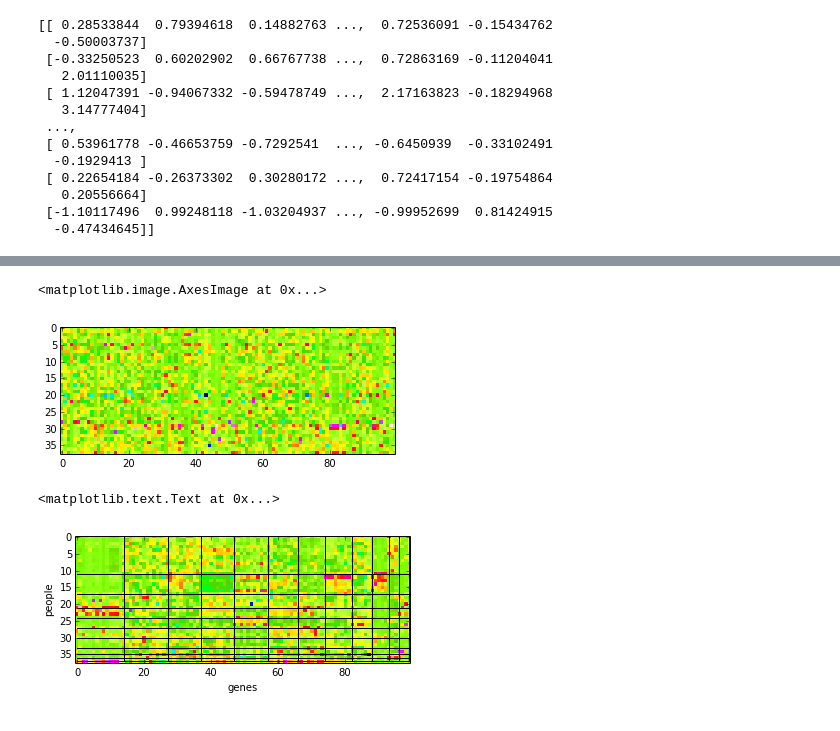
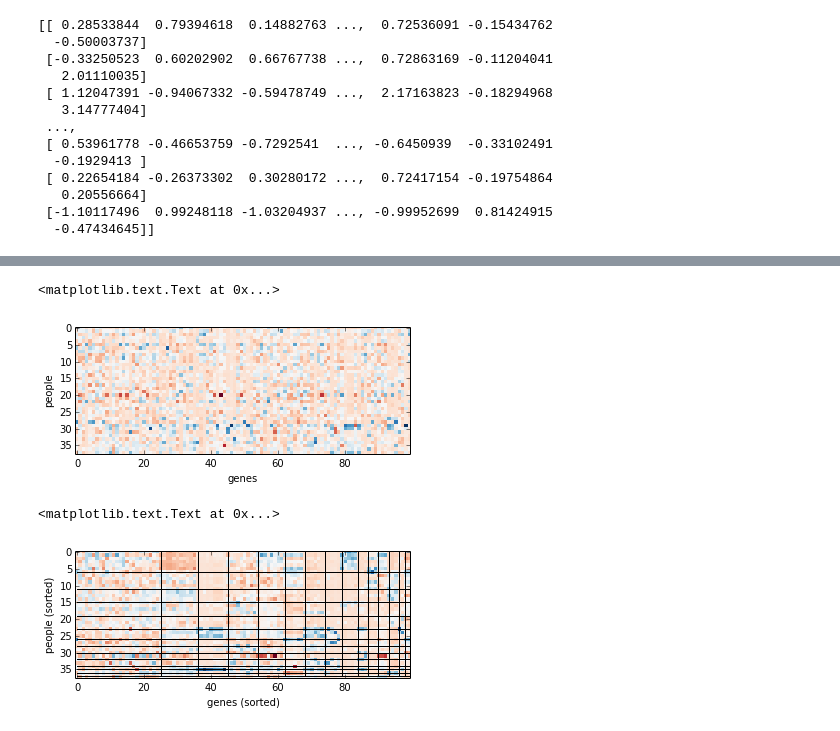
Before and after one commit to datamicroscopes/kernels, a Jupyter notebook: examples/golub-cancer.ipynb, the cells around one changed output, grey strips where cells are left out. Cells and saved outputs as stored; diff of their text form; code cells hidden in the pictures.

```diff
--- a/examples/golub-cancer.ipynb
+++ b/examples/golub-cancer.ipynb
@@ -81,10 +89,12 @@ ordering_people = list(it.chain.from_iterable(clusters_people))
 clusters_genes = groups(model_genes.assignments())
 ordering_genes = list(it.chain.from_iterable(clusters_genes))
 # %%
-plt.imshow(small_relation, cmap=plt.cm.gist_ncar, interpolation='nearest')
+plt.imshow(small_relation, cmap=plt.cm.RdBu, interpolation='nearest')
+plt.xlabel("genes")
+plt.ylabel("people")
 # %% [output]
-<matplotlib.image.AxesImage at 0x...>
+<matplotlib.text.Text at 0x...>
-[figure, old version]
+[figure, new version]
 # %%
 z = small_relation.copy()
 z = z[ordering_people]
@@ -100,9 +110,9 @@ for boundary in boundaries_people:
 for boundary in boundaries_genes:
     plt.plot(boundary*np.ones(small_relation.shape[0]), np.arange(small_relation.shape[0]), color='k')
 
-plt.imshow(z, cmap=plt.cm.gist_ncar, interpolation='nearest')
-plt.xlabel("genes")
-plt.ylabel("people")
+plt.imshow(z, cmap=plt.cm.RdBu, interpolation='nearest')
+plt.xlabel("genes (sorted)")
+plt.ylabel("people (sorted)")
 # %% [output]
 <matplotlib.text.Text at 0x...>
-[figure, old version]
+[figure, new version]
```
Also changed, not shown: parts of 4 cells of this notebook, 1 other file.
